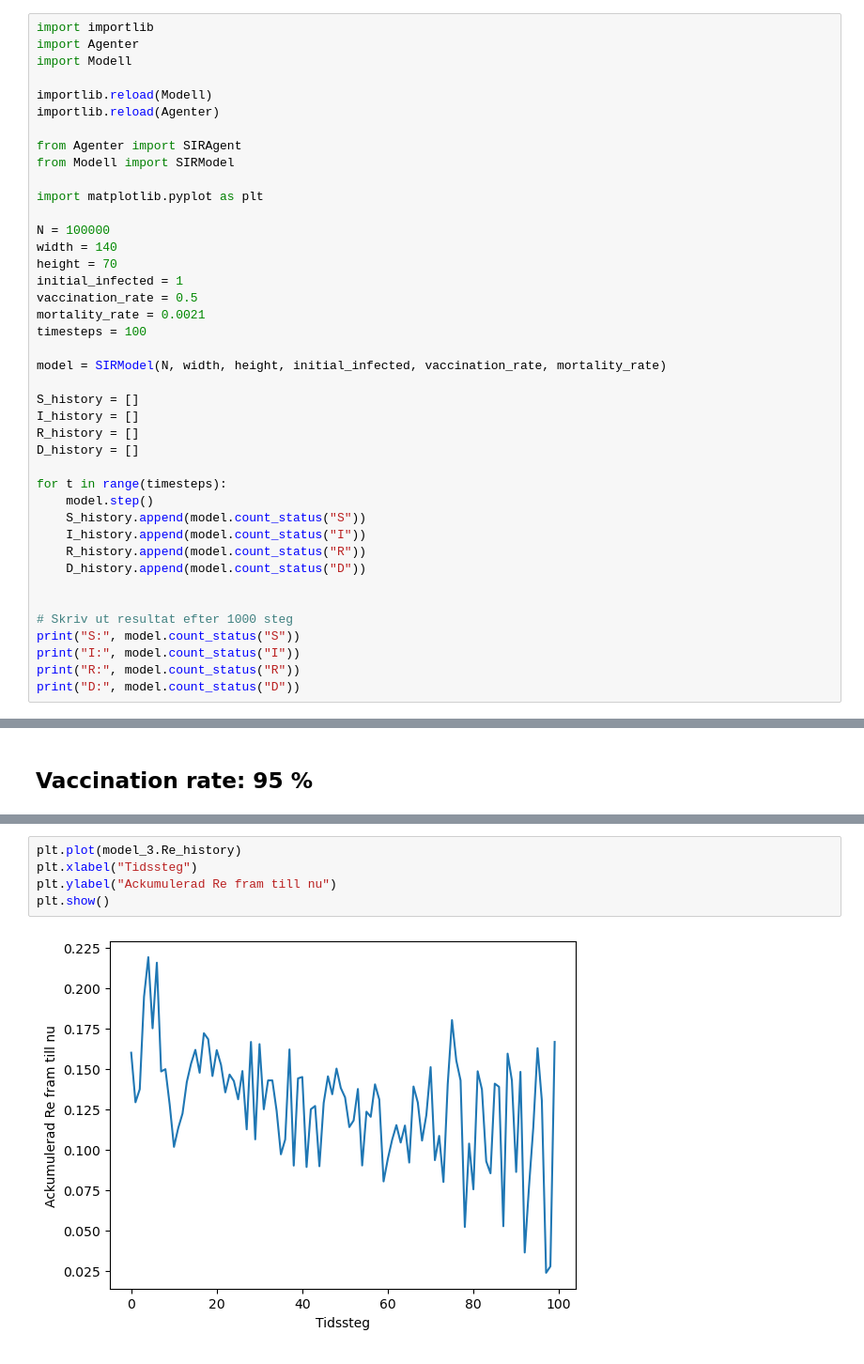
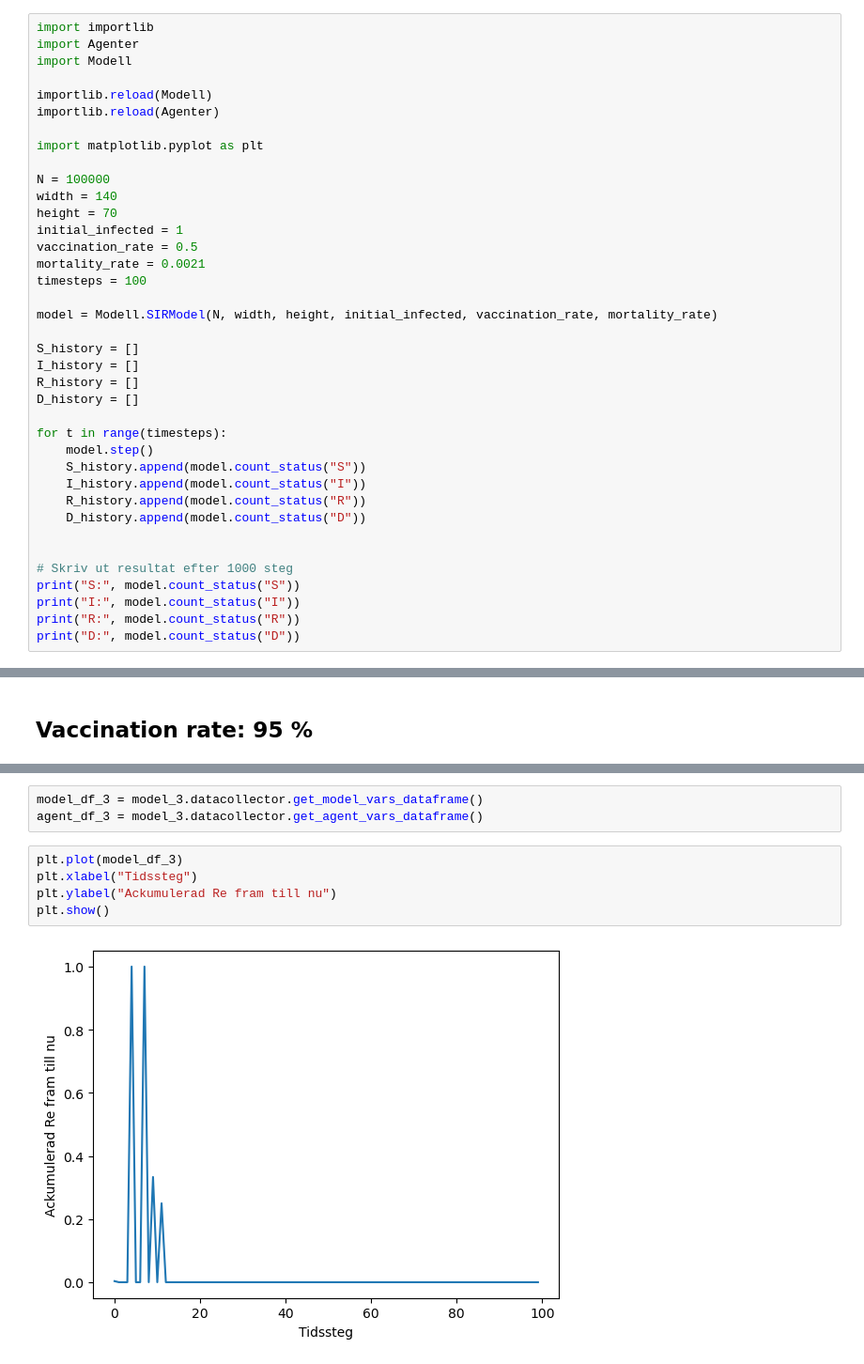
Before and after one commit to tovebrunell/ABM, a Jupyter notebook: Plotta_data.ipynb, the cells around one changed output, grey strips where cells are left out. Shown: that part at 94% size. Drawn from its saved outputs; the diff is of its cells as text.

Commit message:
Final changes for plotting using datacollector

```diff
--- a/Plotta_data.ipynb
+++ b/Plotta_data.ipynb
@@ -7,9 +7,6 @@ import Modell
 
 importlib.reload(Modell)
 importlib.reload(Agenter)
-
-from Agenter import SIRAgent
-from Modell import SIRModel
 
 import matplotlib.pyplot as plt
 
@@ -21,7 +18,7 @@ vaccination_rate = 0.5
 mortality_rate = 0.0021
 timesteps = 100
 
-model = SIRModel(N, width, height, initial_infected, vaccination_rate, mortality_rate)
+model = Modell.SIRModel(N, width, height, initial_infected, vaccination_rate, mortality_rate)
 
 S_history = []
 I_history = []
@@ -242,7 +235,10 @@ plt.show()
+# %%
+model_df_3 = model_3.datacollector.get_model_vars_dataframe()
+agent_df_3 = model_3.datacollector.get_agent_vars_dataframe()
 # %%
-plt.plot(model_3.Re_history)
+plt.plot(model_df_3)
 plt.xlabel("Tidssteg")
 plt.ylabel("Ackumulerad Re fram till nu")
 plt.show()
 # %% [output]
-[figure, old version]
+[figure, new version]
```
Also changed, not shown: parts of 16 cells of this notebook.
